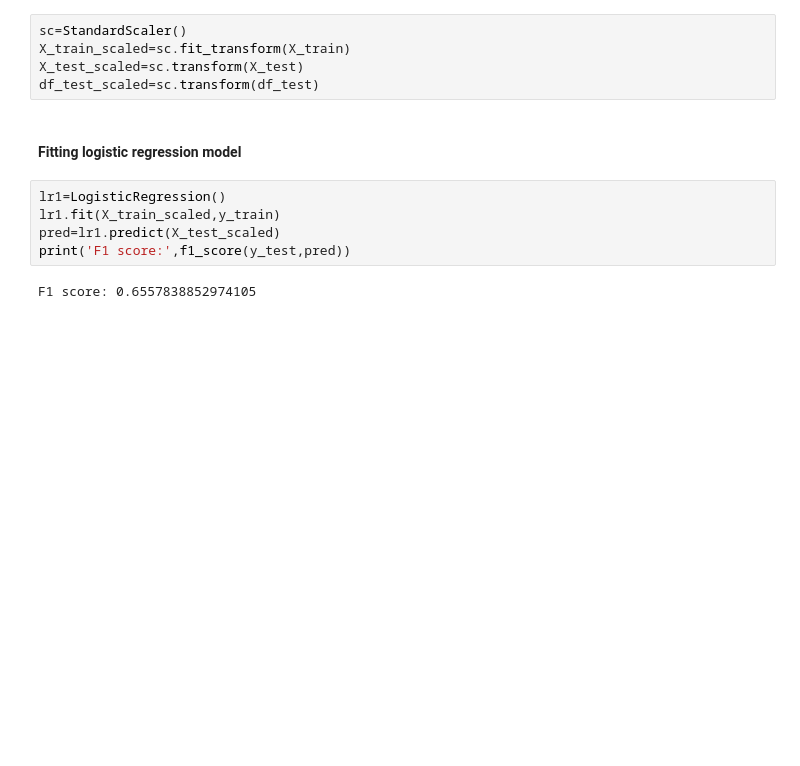
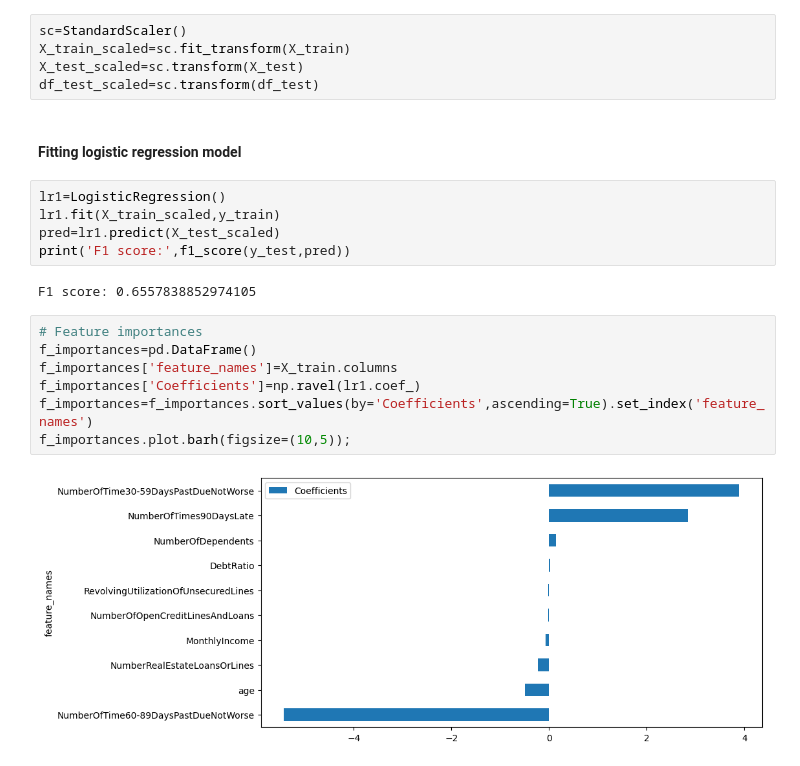
Before and after one commit to Satyaki9207/Loan_default_prediction, a Jupyter notebook: Credit_Default_prediction.ipynb, the cells around one changed output. Cells and saved outputs as stored; diff of their text form; blank space fills up the shorter version.

Commit message:
added barplot for feature importances

```diff
--- a/Credit_Default_prediction.ipynb
+++ b/Credit_Default_prediction.ipynb
@@ -199,3 +199,12 @@ pred=lr1.predict(X_test_scaled)
 print('F1 score:',f1_score(y_test,pred))
 # %% [output]
 F1 score: 0.6557838852974105
+# %%
+# Feature importances
+f_importances=pd.DataFrame()
+f_importances['feature_names']=X_train.columns
+f_importances['Coefficients']=np.ravel(lr1.coef_)
+f_importances=f_importances.sort_values(by='Coefficients',ascending=True).set_index('feature_names')
+f_importances.plot.barh(figsize=(10,5));
+# %% [output]
+[figure, added]
```
Also changed, not shown: parts of 1 cell of this notebook.
